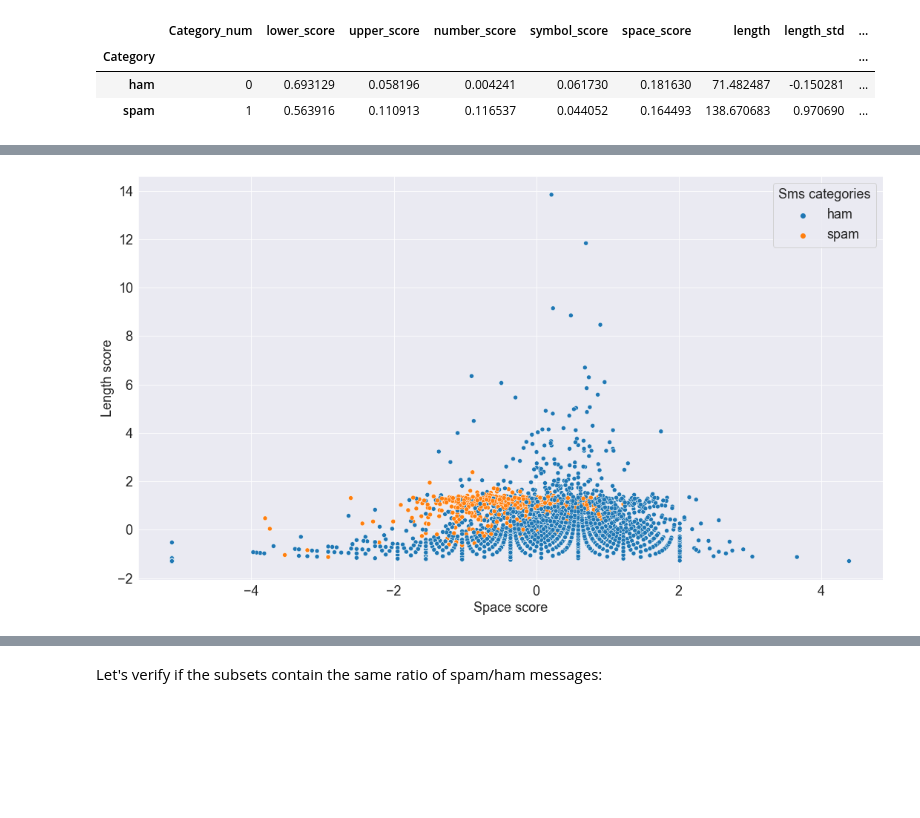
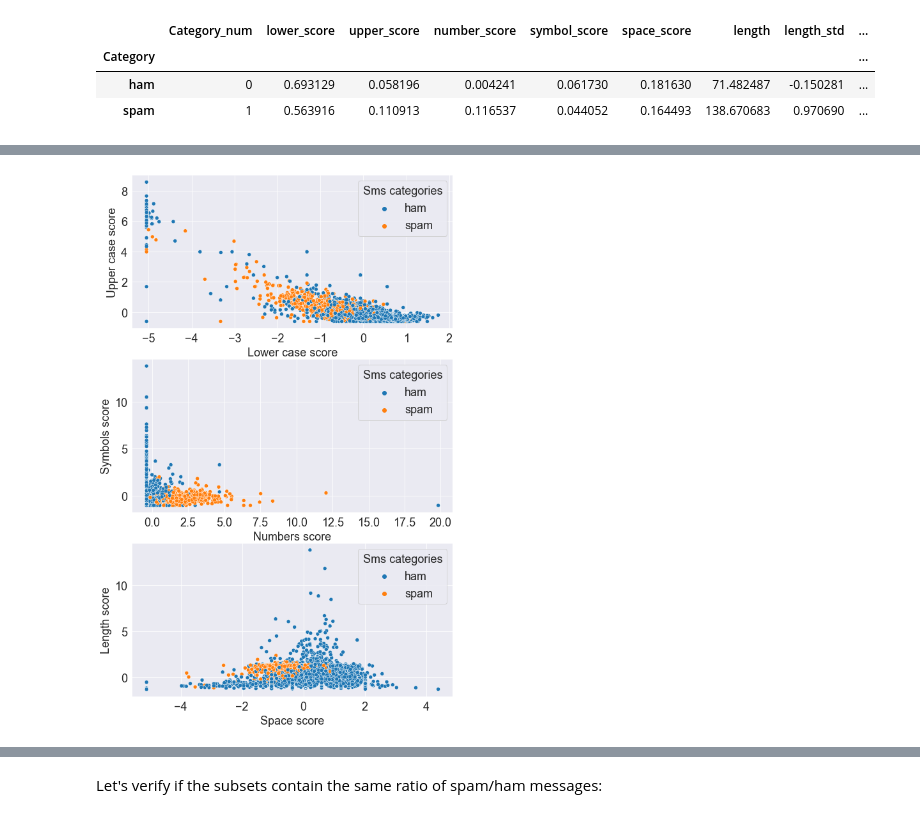
Before and after one commit to zaitrik/spam_detect, a Jupyter notebook: spam_detect.ipynb, the cells around one changed output, grey strips where cells are left out. Cells and saved outputs as stored; diff of their text form; code cells hidden in the pictures; blank space fills up the shorter version.

```diff
--- a/spam_detect.ipynb
+++ b/spam_detect.ipynb
@@ -212,7 +204,17 @@ fig.legend(title='Sms categories');
-# %%
-fig = sns.scatterplot(x='space_score_std',y='length_std',hue='Category',data=data_raw);
-fig.set(ylabel = 'Length score', xlabel = 'Space score', Title='');
-fig.legend(title='Sms categories');
-# %% [output]
-[figure, removed]
+# %%
+matplotlib.rcParams['figure.figsize'] = (9, 15)
+plt.subplot(311);
+fig = sns.scatterplot(x='lower_score_std',y='upper_score_std',hue='Category',data=data_raw);
+fig.set(ylabel = 'Upper case score', xlabel = 'Lower case score', Title='');
+fig.legend(title='Sms categories');
+plt.subplot(312);
+fig = sns.scatterplot(x='number_score_std',y='symbol_score_std',hue='Category',data=data_raw);
+fig.set(ylabel = 'Symbols score', xlabel = 'Numbers score', Title='');
+fig.legend(title='Sms categories');
+plt.subplot(313);
+fig = sns.scatterplot(x='space_score_std',y='length_std',hue='Category',data=data_raw);
+fig.set(ylabel = 'Length score', xlabel = 'Space score', Title='');
+fig.legend(title='Sms categories');
+# %% [output]
+[figure, added]
 # %% [markdown]
```
Also changed, not shown: parts of 41 cells of this notebook.
